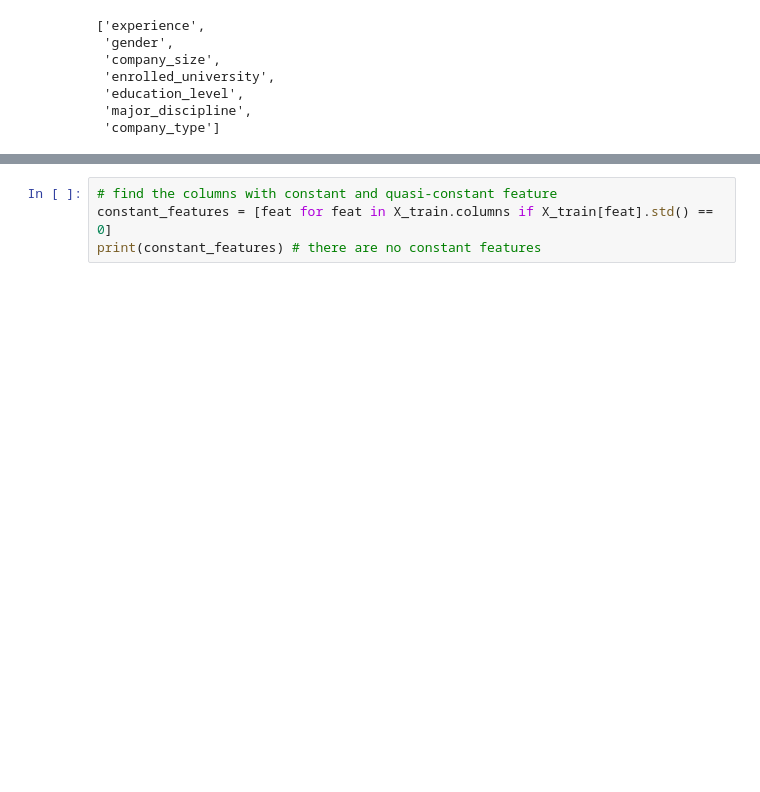
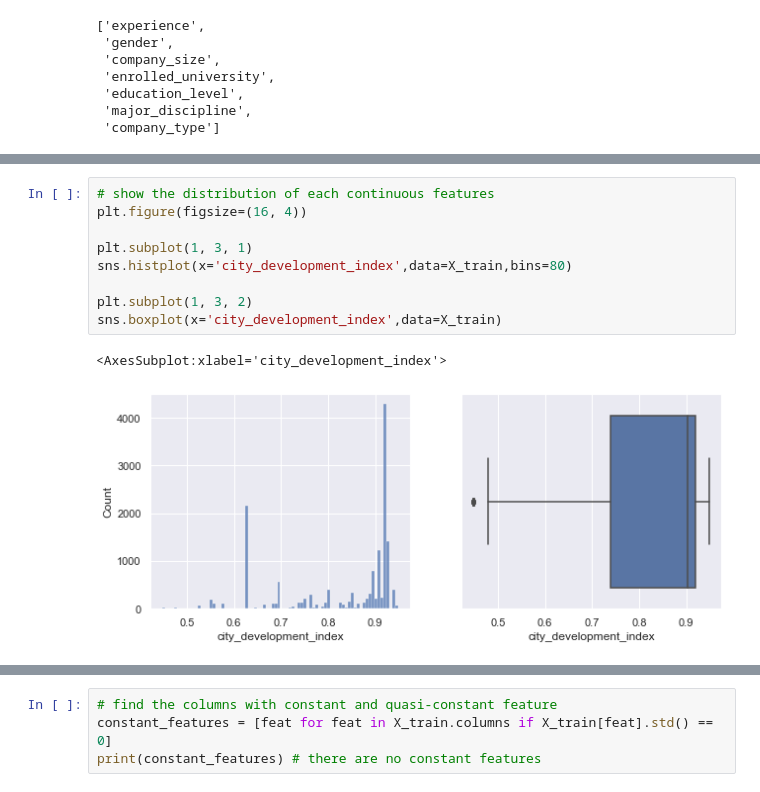
Before and after one commit to jiahuiwang2020/Data-Science-Project, a Jupyter notebook: HR Analytics/Main.ipynb, the cells around one changed output, grey strips where cells are left out. Cells and saved outputs as stored; diff of their text form; blank space fills up the shorter version.

```diff
--- a/HR Analytics/Main.ipynb
+++ b/HR Analytics/Main.ipynb
@@ -592,0 +616,12 @@ memory usage: 2.5 MB
+# %%
+# show the distribution of each continuous features
+plt.figure(figsize=(16, 4))
+
+plt.subplot(1, 3, 1)
+sns.histplot(x='city_development_index',data=X_train,bins=80)
+
+plt.subplot(1, 3, 2)
+sns.boxplot(x='city_development_index',data=X_train)
+# %% [output]
+<AxesSubplot:xlabel='city_development_index'>
+[figure, added]
```
Also changed, not shown: parts of 18 cells of this notebook.
